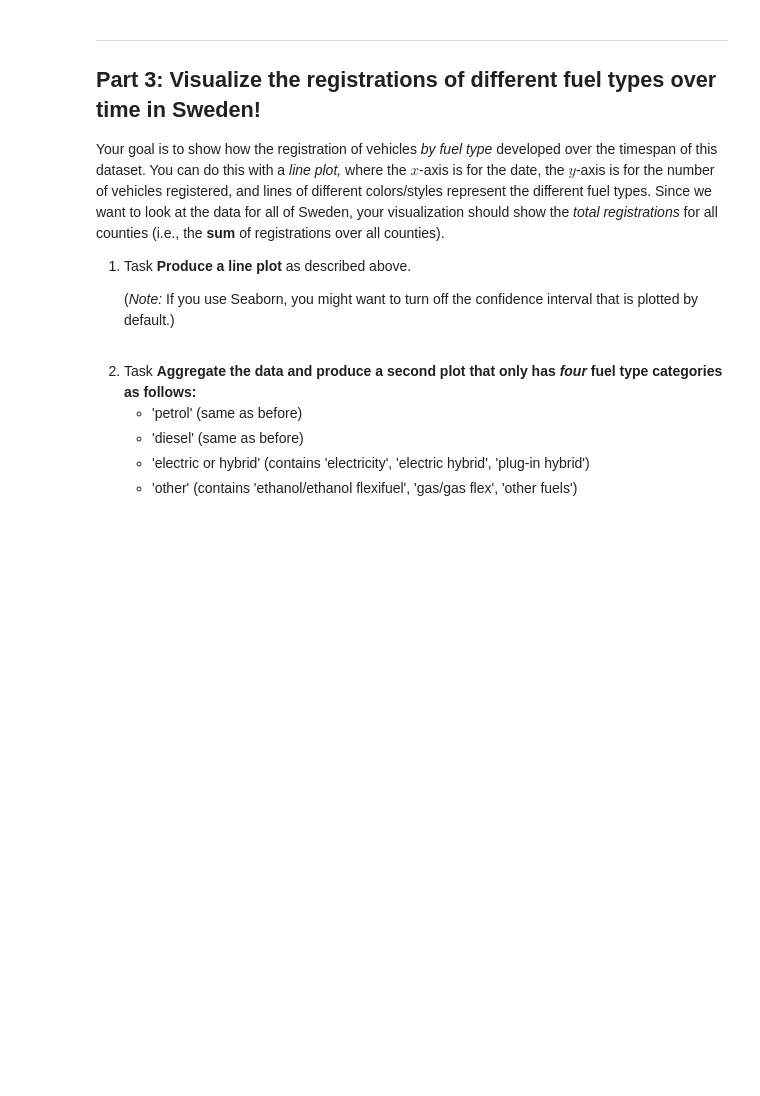
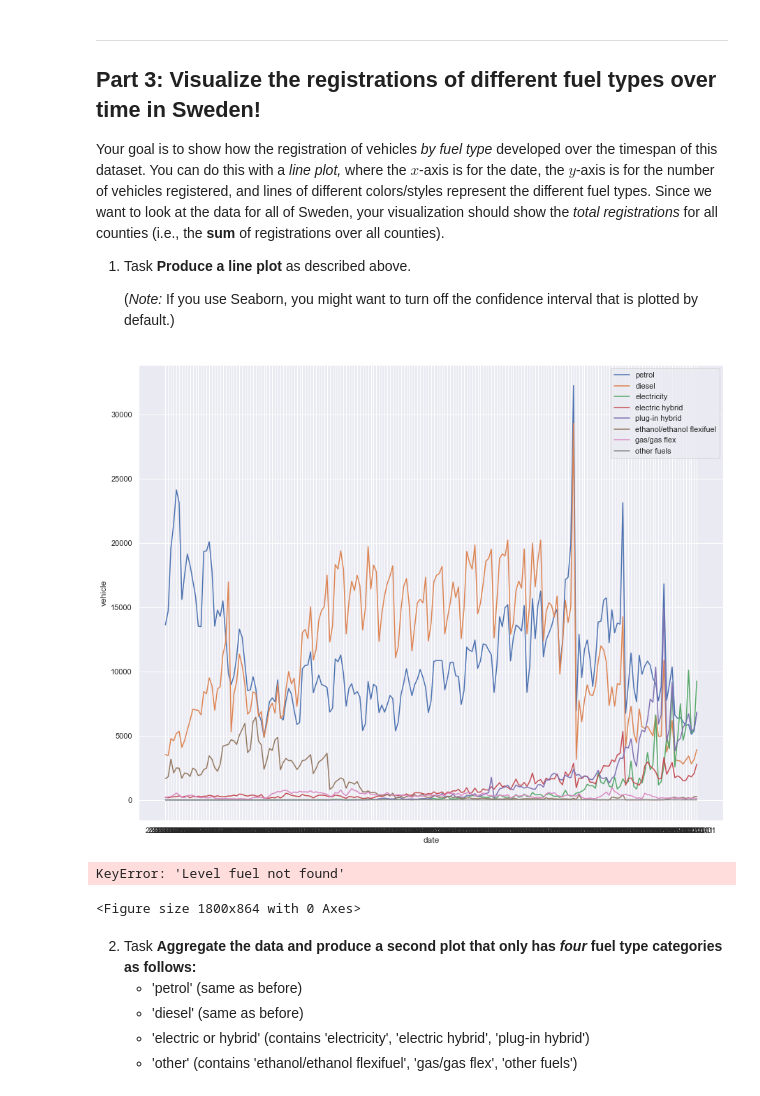
Before and after one commit to KorwinBieniek/kaggle_projects, a Jupyter notebook: notebooks/university_notebooks/Assignment_1.ipynb, the cells around one changed output. Cells and saved outputs as stored; diff of their text form; code cells hidden in the pictures; blank space fills up the shorter version.

Commit message:
Data analysis and data cleaning for swedish vehicles dataset.

```diff
--- a/notebooks/university_notebooks/Assignment_1.ipynb
+++ b/notebooks/university_notebooks/Assignment_1.ipynb
@@ -237,6 +245,33 @@ Your goal is to show how the registration of vehicles _by fuel type_ developed o
    (_Note:_ If you use Seaborn, you might want to turn off the confidence interval that is plotted by default.)
 # %%
 # YOUR CODE HERE
+plt.figure(figsize=(15,12))
+
+df_grouped = df_long.groupby(['date', 'fuel']).sum()
+for fuel_type in df_long['fuel'].unique():
+    df_fuel_type = df_grouped[df_grouped.index.get_level_values('fuel') == fuel_type]
+
+    sns.lineplot(
+        x=df_fuel_type.index.get_level_values('date'),
+        y=df_fuel_type['vehicle'],
+        label=fuel_type,
+        ci=None
+    )
+# %% [output]
+[figure, added]
+# %%
+
+plt.figure(figsize=(25,12))
+
+sns.lineplot(
+        x=df_grouped.index.get_level_values('date'),
+        y=df_grouped['vehicle'],
+        hue=df_grouped.index.get_level_values('fuel'),
+        ci=None
+    )
+# %% [output]
+KeyError: 'Level fuel not found'
+<Figure size 1800x864 with 0 Axes>
 # %% [markdown]
 2. <span class="badge">Task</span> **Aggregate the data and produce a second plot that only has _four_ fuel type categories as follows:**
    - 'petrol' (same as before)
```
Also changed, not shown: parts of 4 cells of this notebook.
